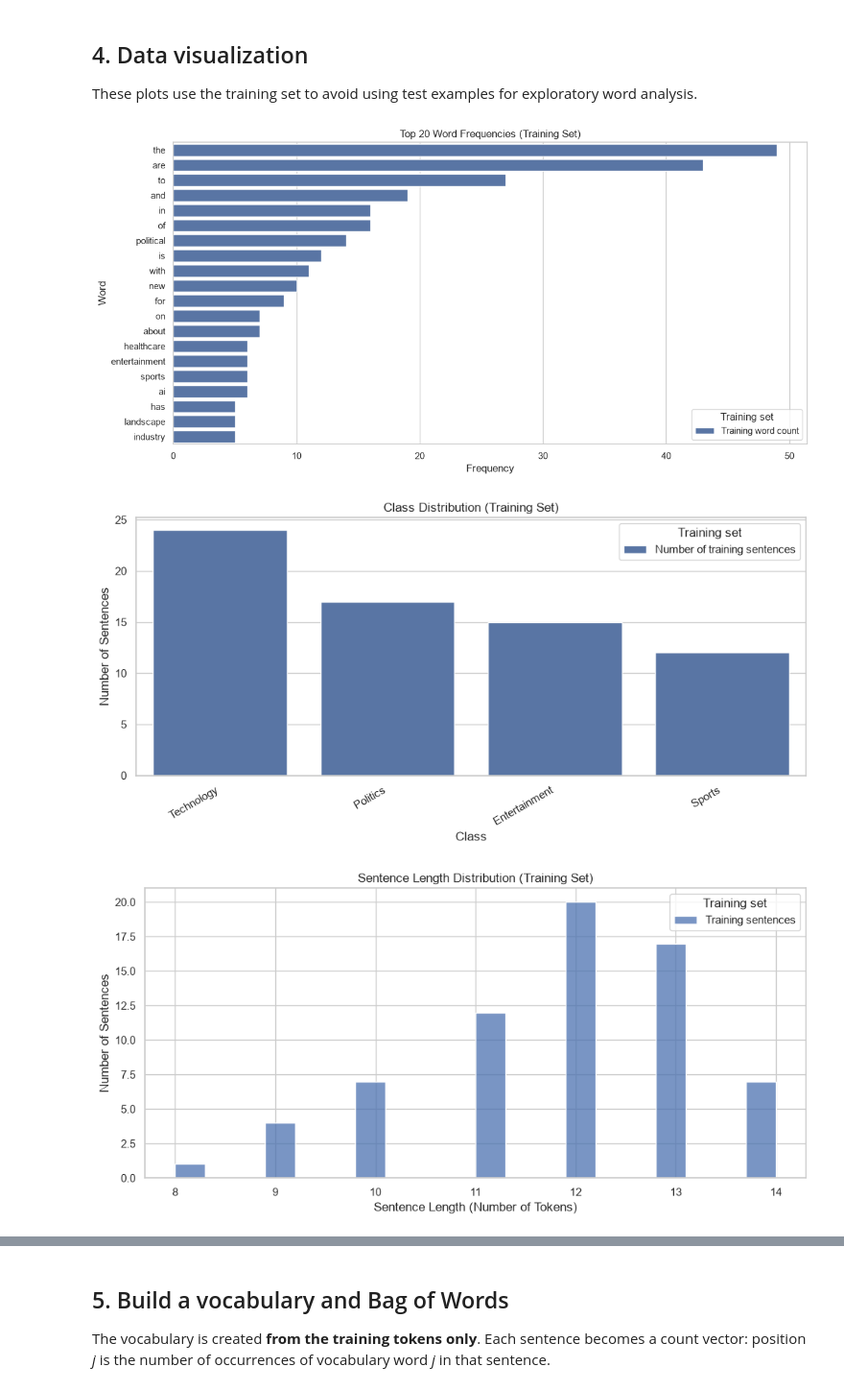
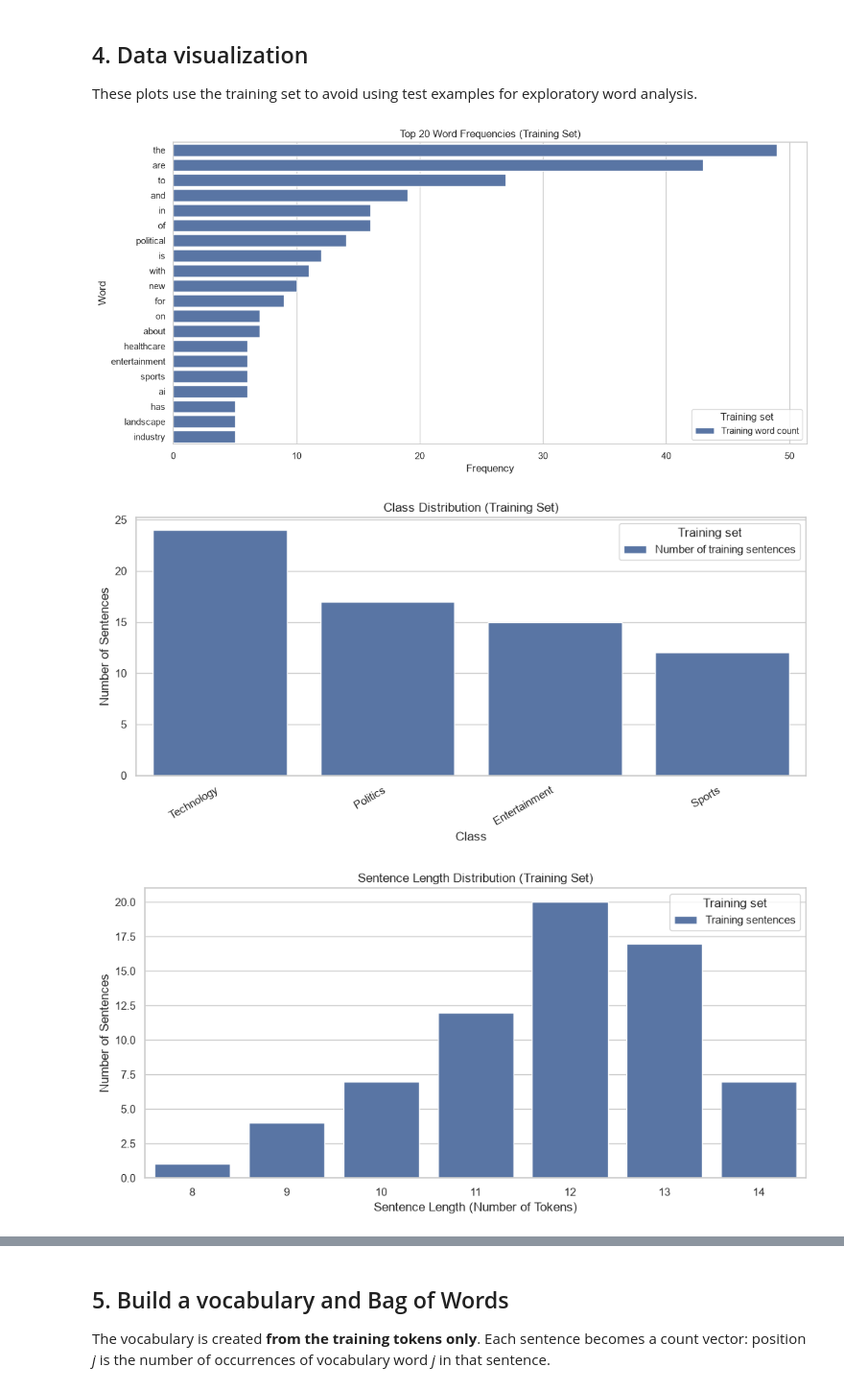
Before and after one commit to FekyBaz/nlp-naive-bayes-assignment6, a Jupyter notebook: assignment_1_executed.ipynb, the cells around one changed output, grey strips where cells are left out. Shown at 96% size. Drawn from its saved outputs; the diff is of its cells as text; code cells hidden in the pictures.

```diff
--- a/assignment_1_executed.ipynb
+++ b/assignment_1_executed.ipynb
@@ -224,12 +225,12 @@ plt.xticks(rotation=30, ha="right")
 plt.tight_layout()
 plt.show()
 
-# C. Sentence length distribution in training data
+# C. Sentence length distribution in training data (bar chart)
+length_counts = train_df["sentence_length"].value_counts().sort_index()
 plt.figure(figsize=(10, 5))
-ax = sns.histplot(
-    train_df["sentence_length"],
-    bins=20,
-    kde=False,
+ax = sns.barplot(
+    x=length_counts.index,
+    y=length_counts.values,
     label="Training sentences",
 )
 ax.legend(title="Training set", loc="upper right")
@@ -252,34 +253,34 @@ for ax, label in zip(axes, classes):
         token
         for tokens in train_df.loc[train_df["label"] == label, "tokens"]
         for token in tokens
     ]
     text_for_cloud = " ".join(class_tokens)
     if text_for_cloud.strip():
         cloud = WordCloud(
             width=1000,
             height=400,
             background_color="white",
             random_state=RANDOM_SEED,
         ).generate(text_for_cloud)
         ax.imshow(cloud, interpolation="bilinear")
         ax.set_title(f"Word Cloud — {label}")
     else:
         ax.text(0.5, 0.5, "No words available", ha="center", va="center")
         ax.set_title(f"Word Cloud — {label}")
     ax.axis("off")
 
 legend_handle = Patch(
     facecolor="steelblue",
     label="Word size is proportional to its frequency in the class",
 )
 fig.legend(handles=[legend_handle], loc="lower center", frameon=False)
 fig.suptitle("Word Clouds by Class (Training Set)")
 plt.tight_layout(rect=[0, 0.04, 1, 0.97])
 plt.show()
 # %% [output]
 [figure]
 [figure]
-[figure, old version]
+[figure, new version]
 [figure]
 # %% [markdown]
 ## 5. Build a vocabulary and Bag of Words
```
Also changed, not shown: parts of 2 cells of this notebook, 9 other files.
